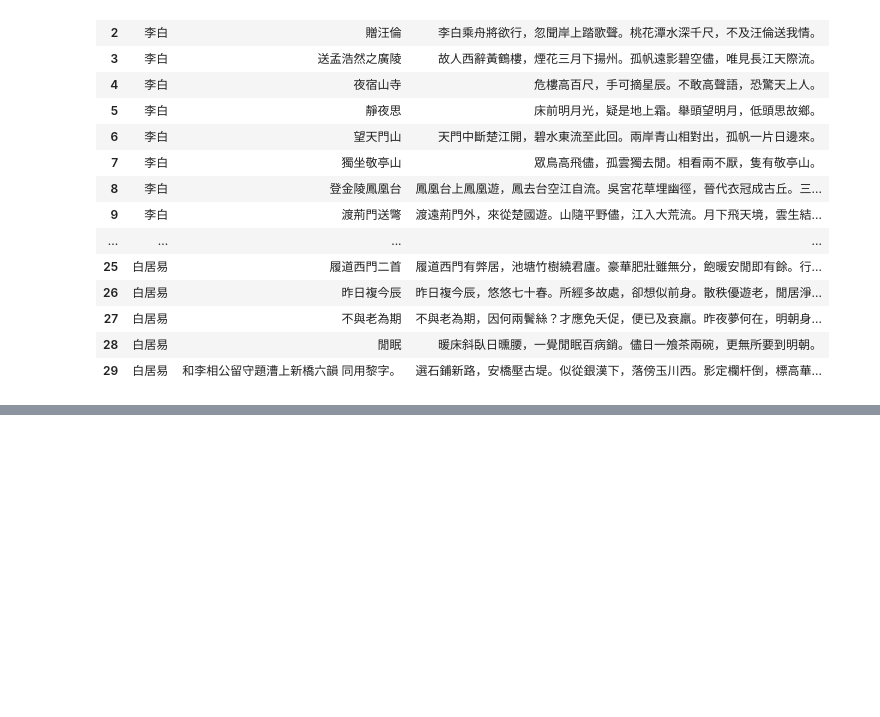
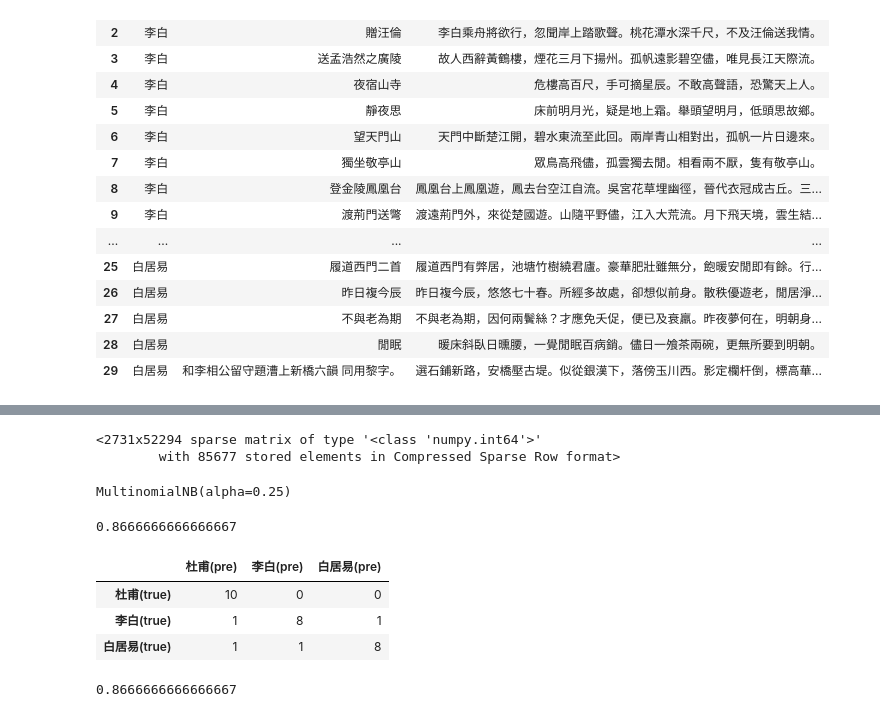
Before and after one commit to Aries1975/tibaml0315, a Jupyter notebook: naive_bayes.ipynb, the cells around one changed output, grey strips where cells are left out. Cells and saved outputs as stored; diff of their text form; code cells hidden in the pictures; blank space fills up the shorter version.

```diff
--- a/naive_bayes.ipynb
+++ b/naive_bayes.ipynb
@@ -34,0 +99,45 @@ test
+# %%
+from sklearn.feature_extraction.text import CountVectorizer
+vec = CountVectorizer()
+x_train_vec = vec.fit_transform(x_train)
+x_test_vec = vec.transform(x_test)
+# %%
+# 確認一下標點符號和換行都被去掉了 vec.vocabulary_["\r\n"]
+# Sparse: 我只存非0位置
+x_train_vec
+# %% [output]
+<2731x52294 sparse matrix of type '<class 'numpy.int64'>'
+        with 85677 stored elements in Compressed Sparse Row format>
+# %%
+import numpy as np
+y_train = np.array(y_train)
+y_test = np.array(y_test)
+# %%
+from sklearn.naive_bayes import MultinomialNB
+clf = MultinomialNB(alpha=0.25)
+clf.fit(x_train_vec, y_train)
+# %% [output]
+MultinomialNB(alpha=0.25)
+# %%
+from sklearn.metrics import accuracy_score
+pre = clf.predict(x_test_vec)
+accuracy_score(y_test, pre)
+# %% [output]
+0.8666666666666667
+# %%
+from sklearn.metrics import confusion_matrix
+mat = confusion_matrix(y_test, pre)
+pd.DataFrame(mat,
+       index=["{}(true)".format(p) for p in poets],
+       columns=["{}(pre)".format(p) for p in poets])
+# %% [output]
+|  | 杜甫(pre) | 李白(pre) | 白居易(pre) |
+| 杜甫(true) | 10 | 0 | 0 |
+| 李白(true) | 1 | 8 | 1 |
+| 白居易(true) | 1 | 1 | 8 |
+# %%
+# 如果你試imbalanced, 你要使用f1 score來代替
+from sklearn.metrics import f1_score
+f1_score(y_test, pre, average="micro")
+# %% [output]
+0.8666666666666667
```
Also changed, not shown: parts of 4 cells of this notebook.
